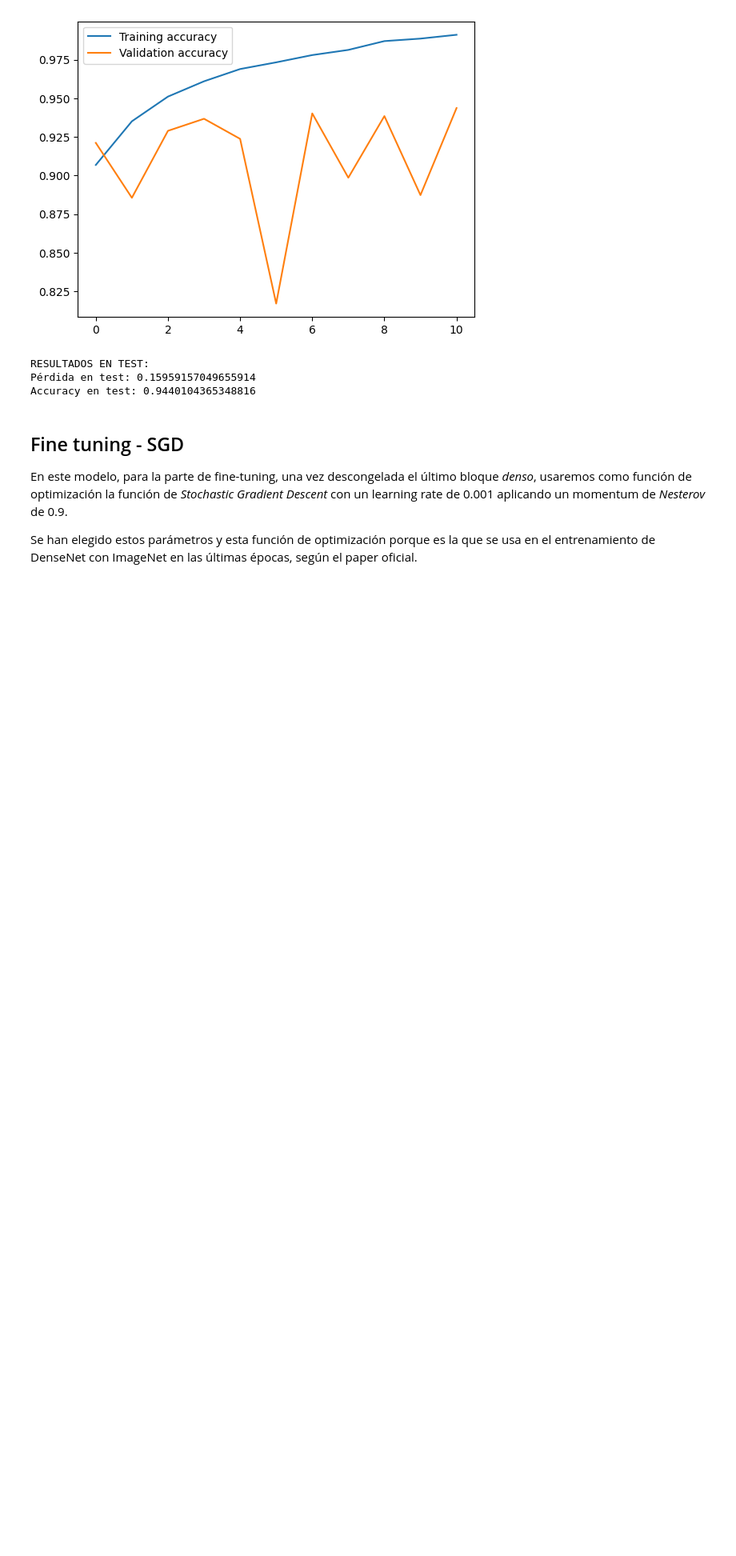
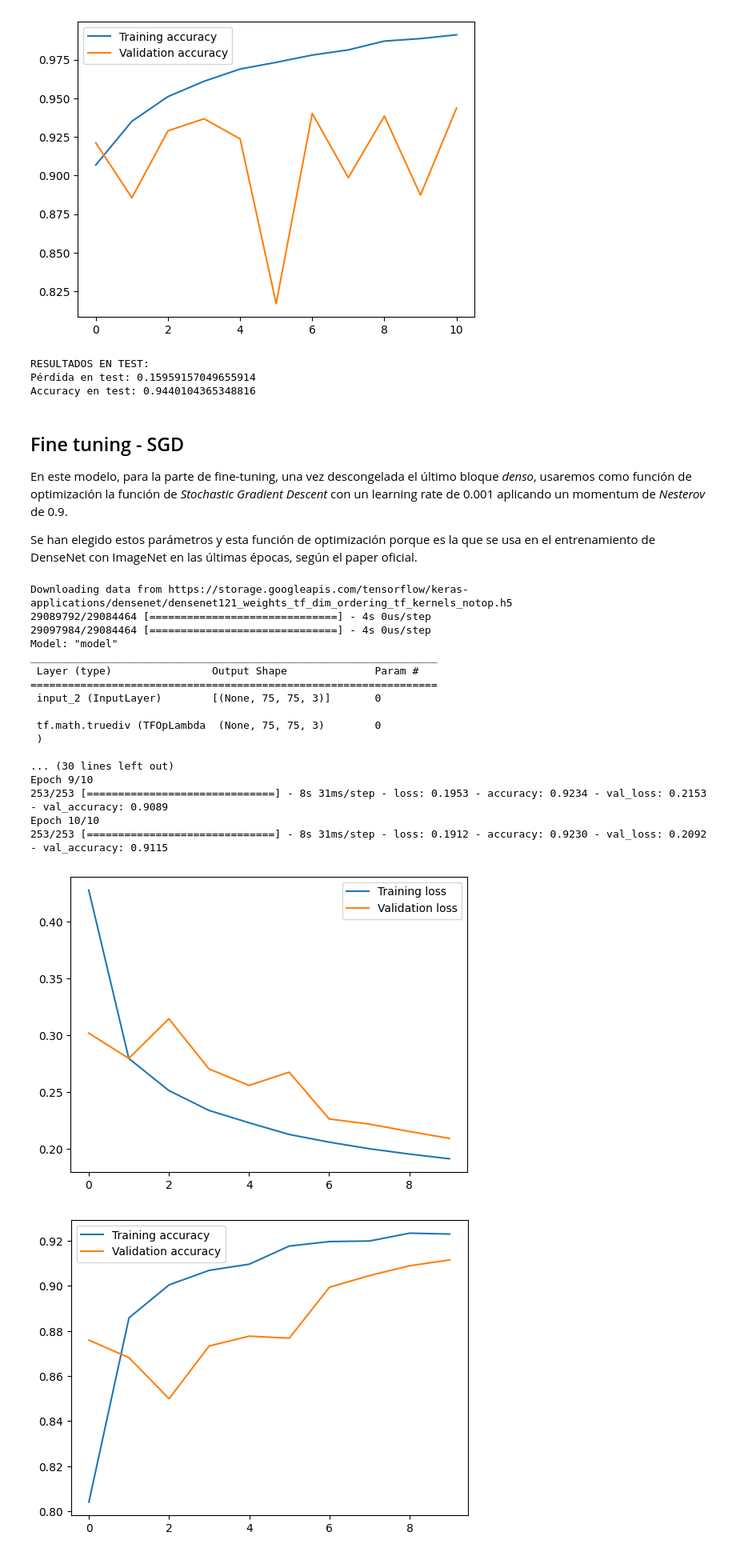
Before and after one commit to SHNacho/CNN-EyeGender, a Jupyter notebook: PFINAL_VC-V2.ipynb, the cells around one changed output. Shown at 80% size. Drawn from its saved outputs; the diff is of its cells as text; code cells hidden in the pictures; blank space fills up the shorter version.

```diff
--- a/PFINAL_VC-V2.ipynb
+++ b/PFINAL_VC-V2.ipynb
@@ -835,0 +922,22 @@ Se han elegido estos parámetros y esta función de optimización porque es la q
+# %%
+model_defrost_conv5_lr_SGD(10, 20, 'densenet121')
+# %% [output]
+Downloading data from https://storage.googleapis.com/tensorflow/keras-applications/densenet/densenet121_weights_tf_dim_ordering_tf_kernels_notop.h5
+29089792/29084464 [==============================] - 4s 0us/step
+29097984/29084464 [==============================] - 4s 0us/step
+Model: "model"
+_________________________________________________________________
+ Layer (type)                Output Shape              Param #
+=================================================================
+ input_2 (InputLayer)        [(None, 75, 75, 3)]       0
+
+ tf.math.truediv (TFOpLambda  (None, 75, 75, 3)        0
+ )
+
+... (30 lines left out)
+Epoch 9/10
+253/253 [==============================] - 8s 31ms/step - loss: 0.1953 - accuracy: 0.9234 - val_loss: 0.2153 - val_accuracy: 0.9089
+Epoch 10/10
+253/253 [==============================] - 8s 31ms/step - loss: 0.1912 - accuracy: 0.9230 - val_loss: 0.2092 - val_accuracy: 0.9115
+[figure, added]
+[figure, added]
```
Also changed, not shown: parts of 29 cells of this notebook.
